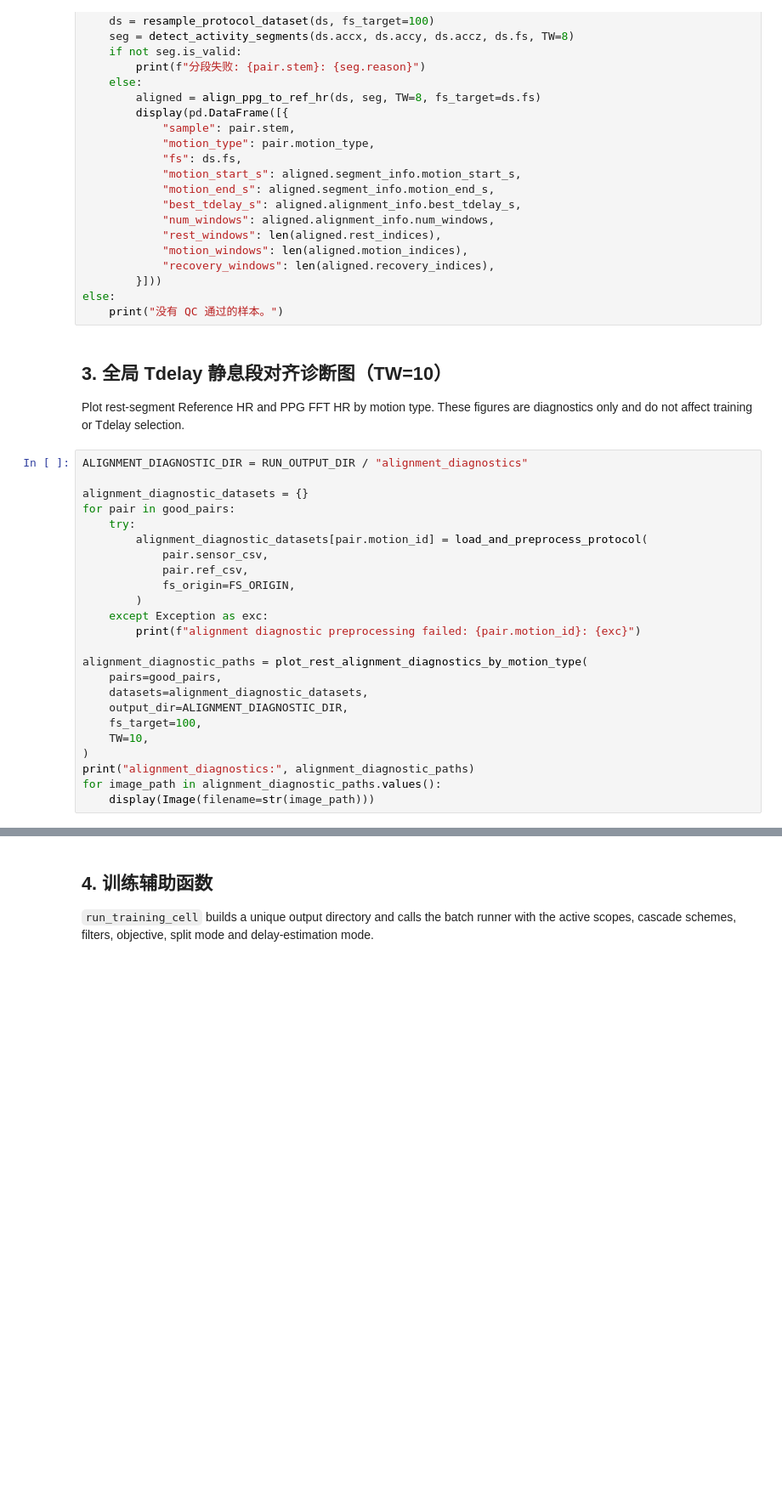
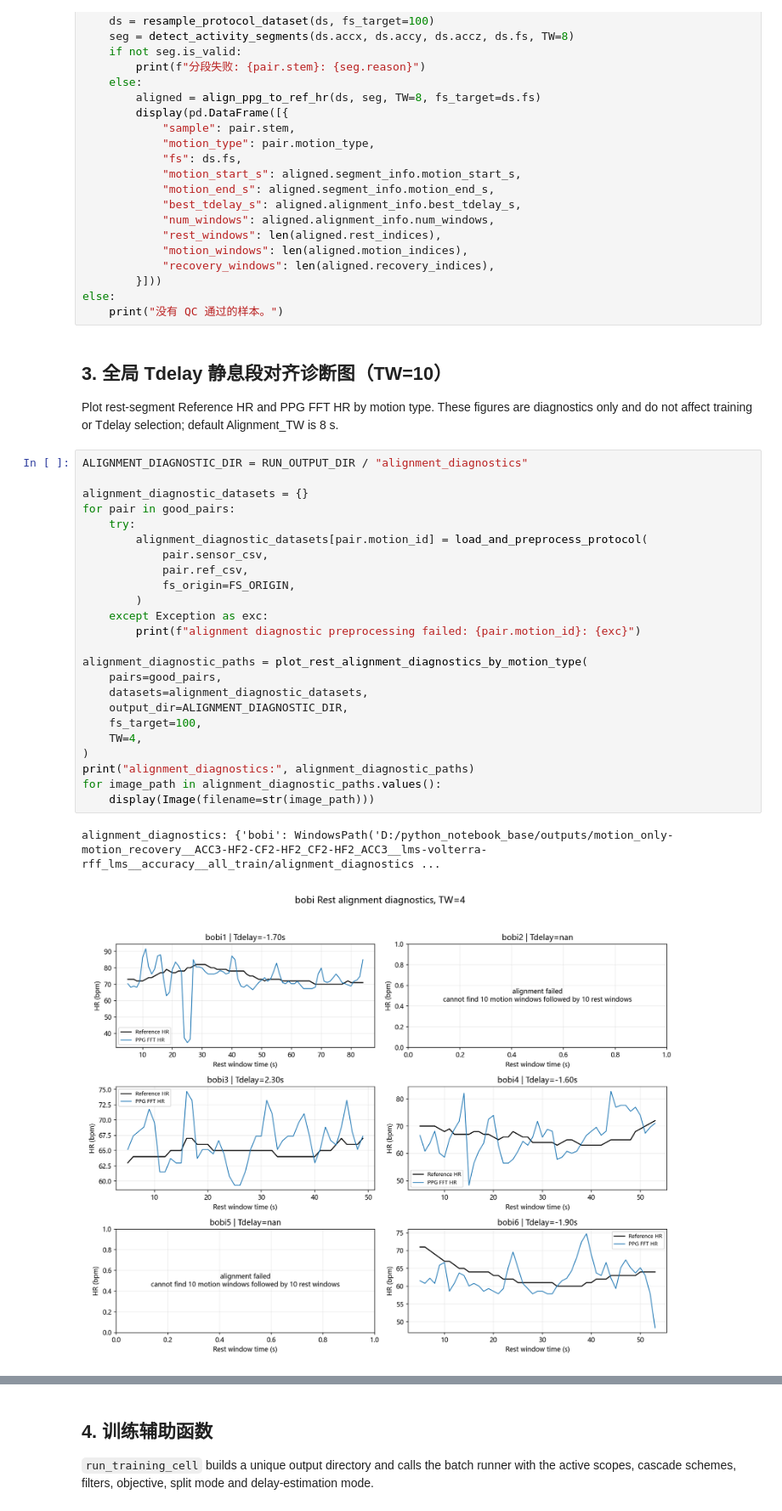
Before and after one commit to Scp-918/python_notebook_base3, a Jupyter notebook: notebooks/run_batch_adaptive_protocol.ipynb, the cells around one changed output, grey strips where cells are left out. Shown at 85% size. Saved outputs shown, nothing was run; the diff lists cells and outputs as text; blank space fills up the shorter version.

```diff
--- a/notebooks/run_batch_adaptive_protocol.ipynb
+++ b/notebooks/run_batch_adaptive_protocol.ipynb
@@ -158,28 +158,31 @@ else:
 # %% [markdown]
 ## 3. 全局 Tdelay 静息段对齐诊断图（TW=10）
 
-Plot rest-segment Reference HR and PPG FFT HR by motion type. These figures are diagnostics only and do not affect training or Tdelay selection.
+Plot rest-segment Reference HR and PPG FFT HR by motion type. These figures are diagnostics only and do not affect training or Tdelay selection; default Alignment_TW is 8 s.
 # %%
 ALIGNMENT_DIAGNOSTIC_DIR = RUN_OUTPUT_DIR / "alignment_diagnostics"
 
 alignment_diagnostic_datasets = {}
 for pair in good_pairs:
     try:
         alignment_diagnostic_datasets[pair.motion_id] = load_and_preprocess_protocol(
             pair.sensor_csv,
             pair.ref_csv,
             fs_origin=FS_ORIGIN,
         )
     except Exception as exc:
         print(f"alignment diagnostic preprocessing failed: {pair.motion_id}: {exc}")
 
 alignment_diagnostic_paths = plot_rest_alignment_diagnostics_by_motion_type(
     pairs=good_pairs,
     datasets=alignment_diagnostic_datasets,
     output_dir=ALIGNMENT_DIAGNOSTIC_DIR,
     fs_target=100,
-    TW=10,
+    TW=4,
 )
 print("alignment_diagnostics:", alignment_diagnostic_paths)
 for image_path in alignment_diagnostic_paths.values():
     display(Image(filename=str(image_path)))
+# %% [output]
+alignment_diagnostics: {'bobi': WindowsPath('D:/python_notebook_base/outputs/motion_only-motion_recovery__ACC3-HF2-CF2-HF2_CF2-HF2_ACC3__lms-volterra-rff_lms__accuracy__all_train/alignment_diagnostics ...
+[figure, added]
```
Also changed, not shown: parts of 4 cells of this notebook, 22 other files.
